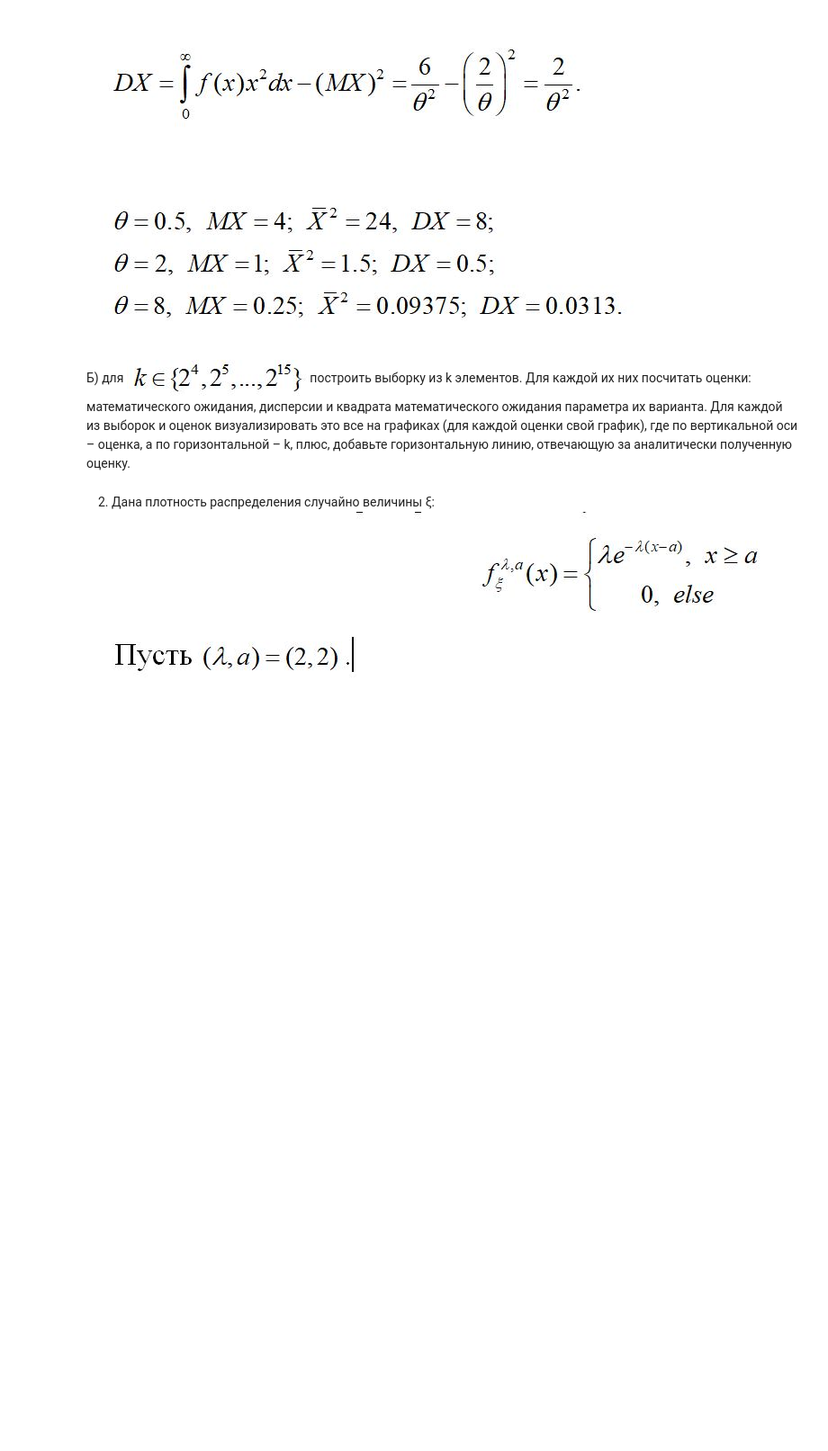
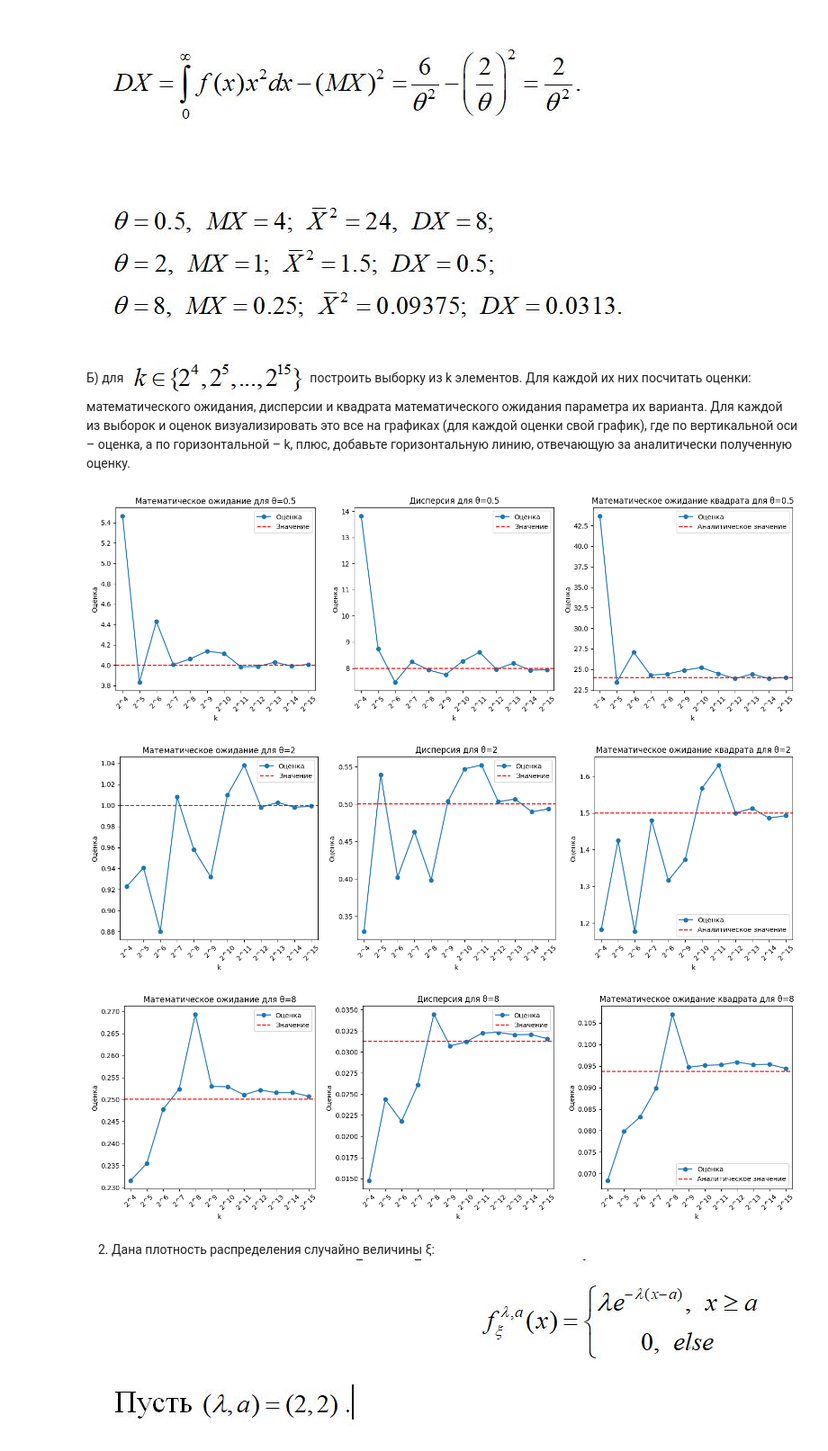
Before and after one commit to 0z0nize/colab, a Jupyter notebook: 02_ML_statistic.ipynb, the cells around one changed output. Shown at 90% size. Cells and saved outputs as stored; diff of their text form; code cells hidden in the pictures; blank space fills up the shorter version.

```diff
--- a/02_ML_statistic.ipynb
+++ b/02_ML_statistic.ipynb
@@ -16,6 +18,75 @@
  ![Снимок.JPG](embedded-picture-3)
 # %% [markdown]
 Б) для  ![Снимок.JPG](embedded-picture-1) построить выборку из k элементов. Для каждой их них посчитать оценки: математического ожидания, дисперсии и квадрата математического ожидания параметра их варианта. Для каждой из выборок и оценок визуализировать это все на графиках (для каждой оценки свой график), где по вертикальной оси – оценка, а по горизонтальной – k, плюс, добавьте горизонтальную линию, отвечающую за аналитически полученную оценку.
+# %%
+import numpy as np
+import matplotlib.pyplot as plt
+
+thetas = [0.5, 2, 8]
+ks = [2**i for i in range(4, 16)]
+
+def calculate_estimations(theta, k):
+  samples = np.random.gamma(2, 1/theta, k)
+  mean_estimate = np.mean(samples)
+  variance_estimate = np.var(samples)
+  squared_mean_estimate = np.mean(samples**2)
+
+  return mean_estimate, variance_estimate, squared_mean_estimate
+
+for theta in thetas:
+  means = []
+  variances = []
+  squared_means = []
+
+  for k in ks:
+    mean_estimate, variance_estimate, squared_mean_estimate = calculate_estimations(theta, k)
+    means.append(mean_estimate)
+    variances.append(variance_estimate)
+    squared_means.append(squared_mean_estimate)
+
+  analytical_mean = 2 / theta
+  analytical_variance = 2 / (theta**2)
+  analytical_squared_mean = 6 / (theta**2)
+  ticks = [i for i in range(5, len(ks) * 5 + 5, 5)]
+  labels = [f'2^{i}' for i in range(4, 16)]
+
+  plt.figure(figsize=(15, 5))
+  plt.subplot(1, 3, 1)
+  plt.plot(ticks, means, label='Оценка', marker='o')
+  plt.axhline(y=analytical_mean, color='r', linestyle='--', label='Значение')
+  plt.xticks(ticks=ticks, labels=labels, rotation=45)
+  plt.xlim(ticks[0] - 2, ticks[-1] + 2)
+  plt.xlabel('k')
+  plt.ylabel('Оценка')
+  plt.title(f'Математическое ожидание для θ={theta}')
+  plt.legend()
+
+  plt.subplot(1, 3, 2)
+  plt.plot(ticks, variances, label='Оценка', marker='o')
+  plt.axhline(y=analytical_variance, color='r', linestyle='--', label='Значение')
+  plt.xticks(ticks=ticks, labels=labels, rotation=45)
+  plt.xlim(ticks[0] - 2, ticks[-1] + 2)
+  plt.xlabel('k')
+  plt.ylabel('Оценка')
+  plt.title(f'Дисперсия для θ={theta}')
+  plt.legend()
+
+  plt.subplot(1, 3, 3)
+  plt.plot(ticks, squared_means, label='Оценка', marker='o')
+  plt.axhline(y=analytical_squared_mean, color='r', linestyle='--', label='Аналитическое значение')
+  plt.xticks(ticks=ticks, labels=labels, rotation=45)
+  plt.xlim(ticks[0] - 2, ticks[-1] + 2)
+  plt.xlabel('k')
+  plt.ylabel('Оценка')
+  plt.title(f'Математическое ожидание квадрата для θ={theta}')
+  plt.legend()
+
+  plt.tight_layout()
+  plt.show()
+# %% [output]
+[figure, added]
+[figure, added]
+[figure, added]
 # %% [markdown]
 2. Дана плотность распределения случайно величины ξ:
 ![Снимок.JPG](embedded-picture-1)
```
Also changed, not shown: parts of 15 cells of this notebook.
